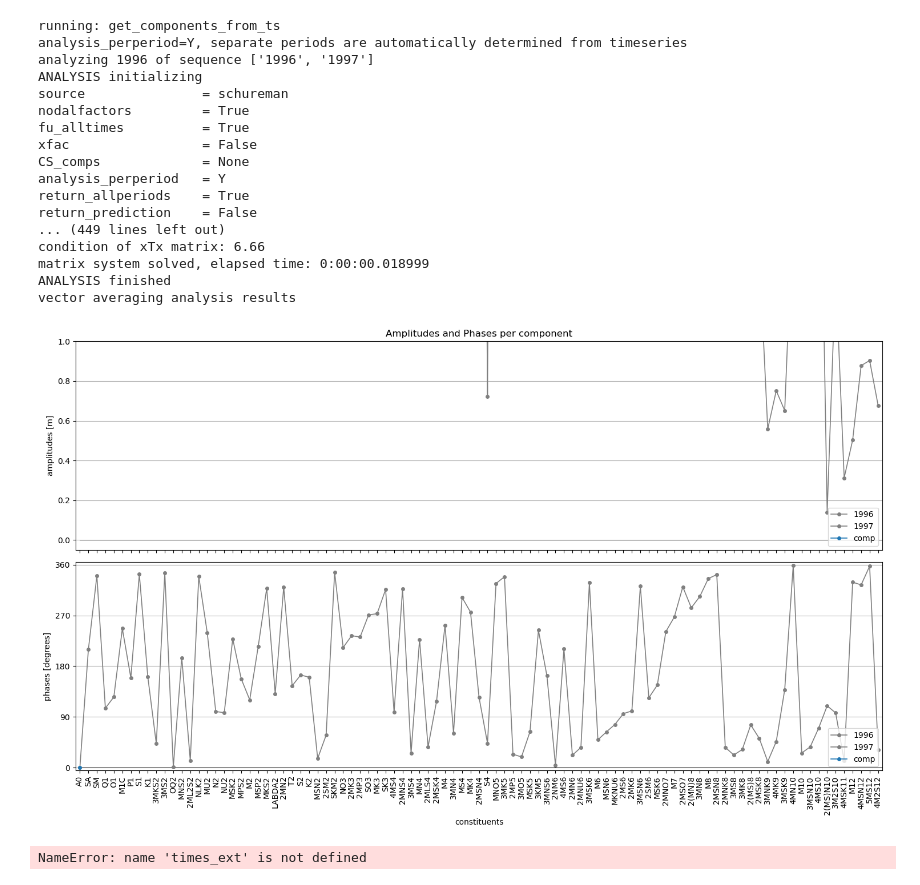
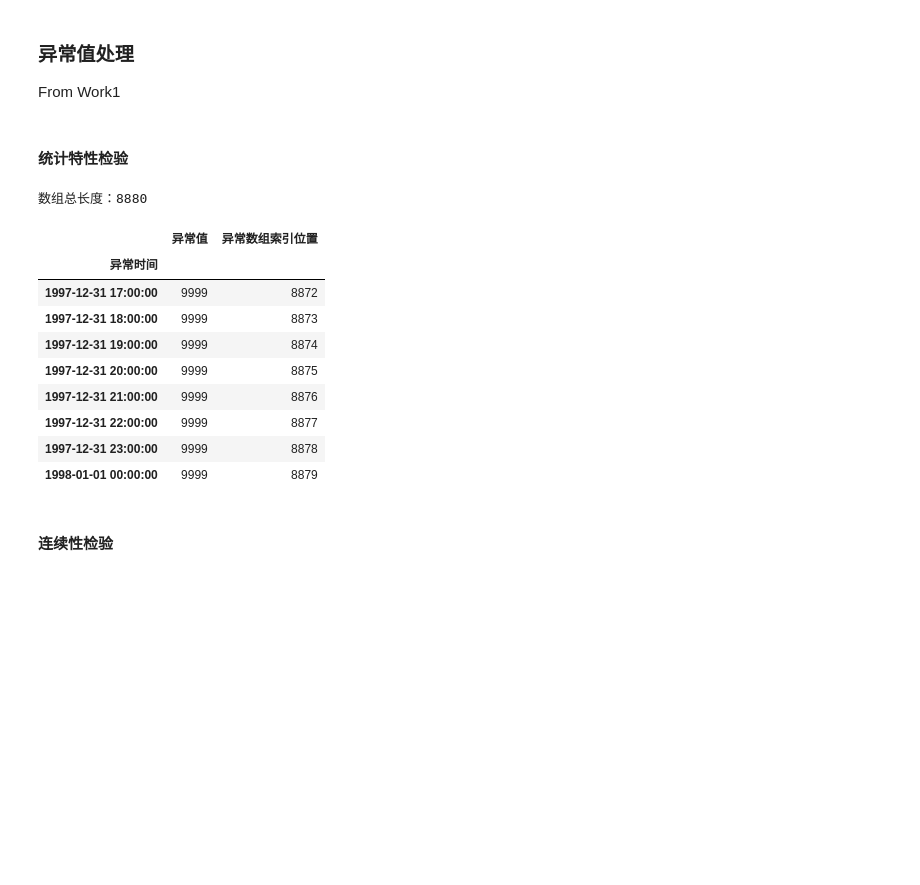
Before and after one commit to Yuhan-xue/HAN_Marine_element, a Jupyter notebook: WORK3/WORK3.ipynb, the cells around one changed output. Drawn from its saved outputs; the diff is of its cells as text; code cells hidden in the pictures; blank space fills up the shorter version.

```diff
--- a/WORK3/WORK3.ipynb
+++ b/WORK3/WORK3.ipynb
@@ -46,2 +43,0 @@ array([9999, 9999, 9999, 9999, 9999, 9999, 9999, 9999])
-# %%
-d=pd.DataFrame(index=dates[:-8],data=datas[:-8],columns=['values'])
@@ -52,28 +44,47 @@ const_list=hatyan.get_const_list_hatyan('year')
-# %%
-comp_frommeas, comp_allyears = hatyan.get_components_from_ts(ts=d, const_list=const_list, nodalfactors=True, return_allperiods=True, fu_alltimes=True, analysis_perperiod='Y')
-fig,(ax1,ax2) = hatyan.plot_components(comp=comp_frommeas, comp_allyears=comp_allyears)
-# %% [output]
-running: get_components_from_ts
-analysis_perperiod=Y, separate periods are automatically determined from timeseries
-analyzing 1996 of sequence ['1996', '1997']
-ANALYSIS initializing
-source               = schureman
-nodalfactors         = True
-fu_alltimes          = True
-xfac                 = False
-CS_comps             = None
-analysis_perperiod   = Y
-return_allperiods    = True
-return_prediction    = False
-... (449 lines left out)
-condition of xTx matrix: 6.66
-matrix system solved, elapsed time: 0:00:00.018999
-ANALYSIS finished
-vector averaging analysis results
-[figure, removed]
-# %%
-ts_prediction = hatyan.prediction(comp=comp_frommeas, nodalfactors=True, fu_alltimes=True, times_ext=times_ext, timestep_min=timestep_min)
-fig, (ax1,ax2) = hatyan.plot_timeseries(ts=ts_prediction, ts_validation=d)
-ax1.legend(['prediction','measurement','difference','mean of prediction'])
-# %% [output]
-NameError: name 'times_ext' is not defined
+# %% [markdown]
+### 异常值处理
+From Work1
+# %% [markdown]
+#### 统计特性检验
+# %%
+
+def GetReindaAno(d):
+  """
+  返回数据值根据莱因达准则计算的异常值的逻辑索引
+  Parameters:
+    d - 原始数据
+  Returns:
+  	异常值的逻辑索引
+  """
+  return (np.abs(d-np.mean(d))-3*np.std(d)>=0)
+
+d=pd.DataFrame(
+  index=np.array(dates[GetReindaAno(datas)==True]),
+  columns=['异常值','异常数组索引位置'],
+  data=np.array([datas[GetReindaAno(datas)==True],np.where(GetReindaAno(datas)==True)[0]],dtype=int).T
+  )
+d.index.name='异常时间'
+print(f'数组总长度：{datas.shape[0]}')
+# print(f'异常数组索引位置：{np.where(GetReindaAno(datas)==True)[0]}')
+# print(f'异常值：{datas[GetReindaAno(datas)==True]}')
+# print(f'异常时间：{np.array(dates[GetReindaAno(datas)==True].strftime("%Y-%m-%d %H:00"))}')
+display(d)
+d.to_csv('demo.csv',encoding='utf-8')
+dates=dates[~GetReindaAno(datas)]
+datas=datas[~GetReindaAno(datas)]
+datas=datas[:-1];dates=dates[:-1] # 使数据长度为奇数
+#del d
+# %% [output]
+数组总长度：8880
+|  | 异常值 | 异常数组索引位置 |
+| 异常时间 |  |  |
+| 1997-12-31 17:00:00 | 9999 | 8872 |
+| 1997-12-31 18:00:00 | 9999 | 8873 |
+| 1997-12-31 19:00:00 | 9999 | 8874 |
+| 1997-12-31 20:00:00 | 9999 | 8875 |
+| 1997-12-31 21:00:00 | 9999 | 8876 |
+| 1997-12-31 22:00:00 | 9999 | 8877 |
+| 1997-12-31 23:00:00 | 9999 | 8878 |
+| 1998-01-01 00:00:00 | 9999 | 8879 |
+# %% [markdown]
+#### 连续性检验
```
Also changed, not shown: parts of 22 cells of this notebook, 4 other files.
